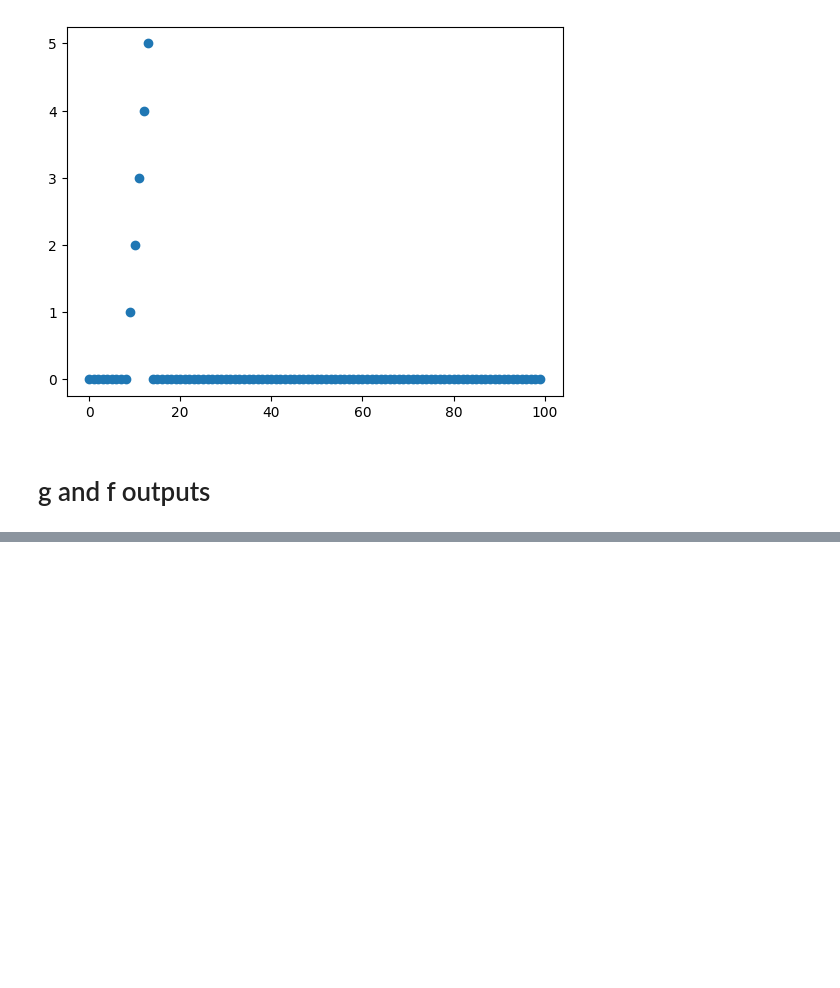
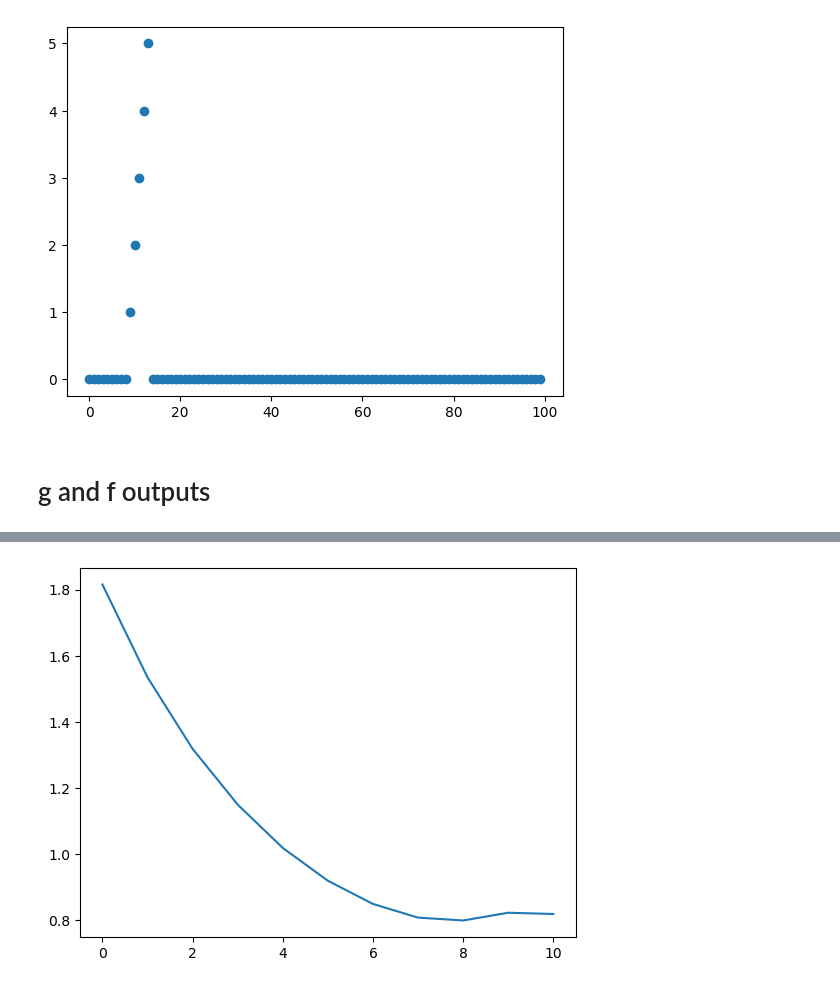
Before and after one commit to MalachiteWind/stable_node_control, a Jupyter notebook: playground.ipynb, the cells around one changed output, grey strips where cells are left out. Saved outputs shown, nothing was run; the diff lists cells and outputs as text; code cells hidden in the pictures; blank space fills up the shorter version.

```diff
--- a/playground.ipynb
+++ b/playground.ipynb
@@ -331,0 +345,12 @@ X_scaled[0]
+# %%
+log_path = "results/test/seed_1234_sample_rate_5_lr_0.01_n_epochs_11_hidden_dim_2_log.pkl"
+with open(log_path, 'rb') as file:
+    log_hist = pickle.load(file)
+# %%
+log_hist.keys()
+losses = log_hist["losses"]
+# %%
+plt.plot(losses)
+plt.show()
+# %% [output]
+[figure, added]
```
Also changed, not shown: parts of 4 cells of this notebook, 50 other files.
